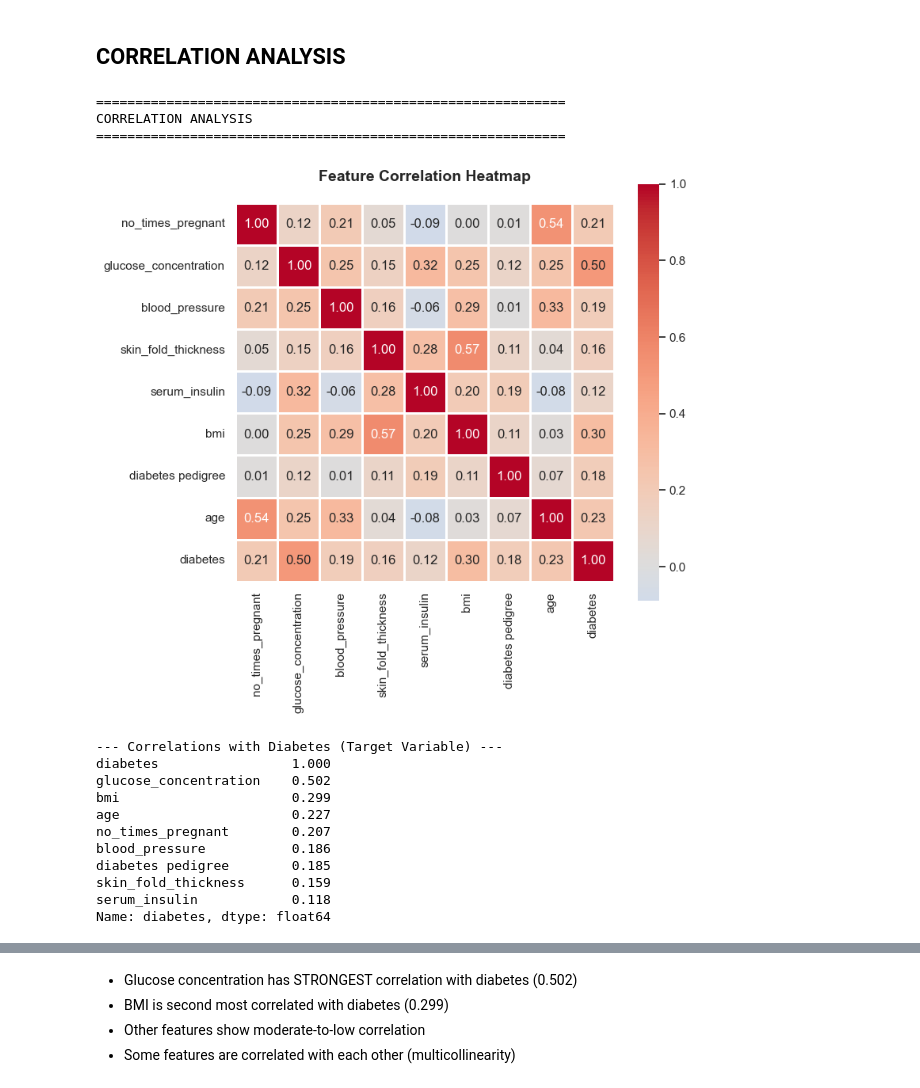
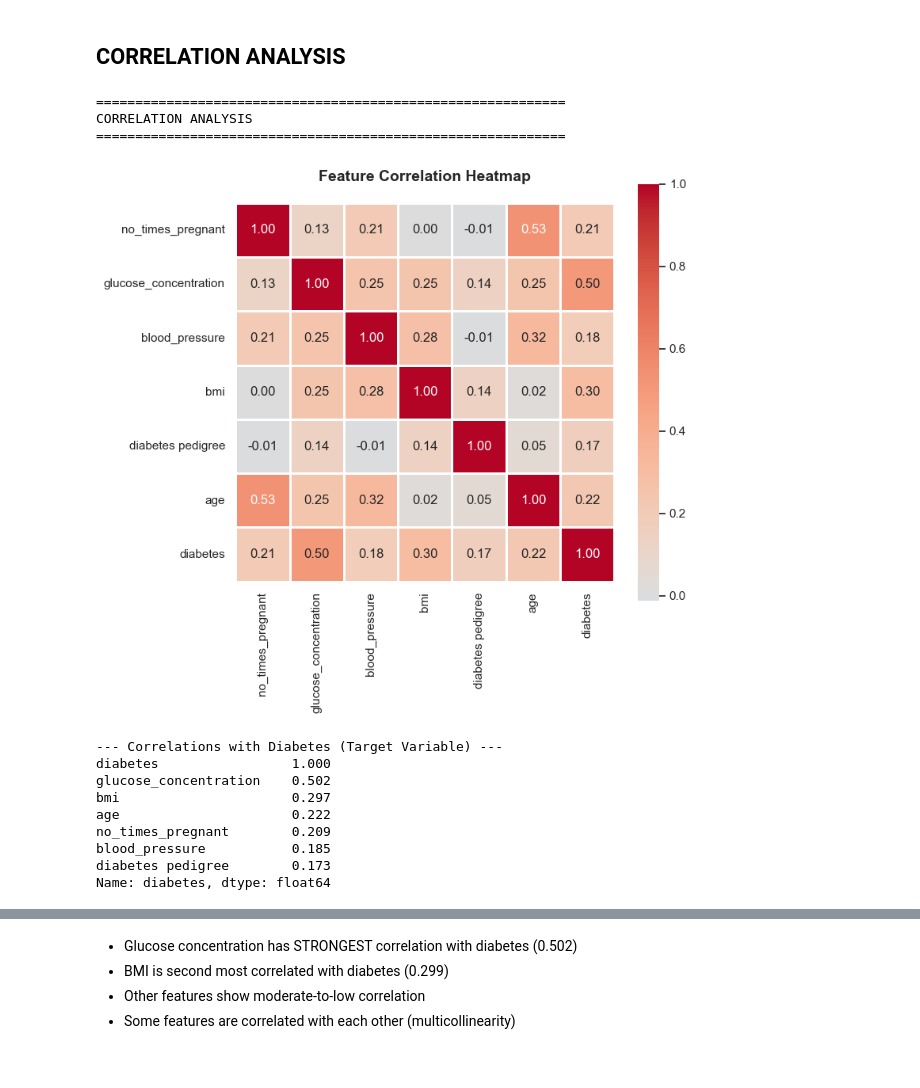
Before and after one commit to thomasong1/diabetes-prediction, a Jupyter notebook: PA1_Classification.ipynb, the cells around one changed output, grey strips where cells are left out. Saved outputs shown, nothing was run; the diff lists cells and outputs as text; code cells hidden in the pictures.

```diff
--- a/PA1_Classification.ipynb
+++ b/PA1_Classification.ipynb
@@ -571,26 +425,0 @@ for c in sorted_features:
-# %%
-### SAME ORDERING OF FEATURES BASED ON TRAIN OUTLIER COUNTS
-sorted_features = before_train_counts.sort_values(ascending=False).index.tolist()
-
-matplotlib.rcParams['figure.figsize'] = (8, 2.5)
-
-for c in sorted_features:
-    plt.figure()
-
-    ### BEFORE CAPPING
-    plt.subplot(1, 2, 1)
-    plt.boxplot(test_before_cap[c], vert=False)
-    plt.title(f'Test Before - {c}')
-
-    ### AFTER CAPPING
-    plt.subplot(1, 2, 2)
-    plt.boxplot(test[c], vert=False)
-    plt.title(f'Test After - {c}')
-
-    ### VERTICAL LINES TO INDICATE TRAIN'S LOWER/UPPER BOUNDS
-    lower, upper = bounds[c]
-    plt.axvline(lower, color="red", linestyle="--")
-    plt.axvline(upper, color="red", linestyle="--")
-
-    plt.tight_layout()
-    plt.show()
@@ -606,12 +495,18 @@ for c in sorted_features:
 # %%
-### LATEST CLEANED DATA
-train_clean = train.copy()
-test_clean = test.copy()
+train_clean = train_imp.copy()
+test_clean = test_imp.copy()
+feature_cols_clean = [c for c in train_clean.columns if c not in ['p_id', 'diabetes']]
+print(f"Feature Columns After Cleaning: {feature_cols_clean}\n")
+
+print_section('TRAIN_CLEAN')
+train_clean.info()
 display(train_clean.head())
+print_section('TEST_CLEAN')
+test_clean.info()
 display(test_clean.head())
 
 print('''
-\n✅ DATA CLEANING COMPLETED!\n
+✅ DATA CLEANING COMPLETED!
 - TRAIN DATASET IS READY FOR EDA.
 - TEST DATASET IS READY FOR FEATURE ENGINEERING.
 ''')
@@ -804,7 +733,7 @@ FEATURE DISTRIBUTIONS BY DIABETES
 print_section('CORRELATION ANALYSIS')
 
 ### CALCULATE CORRELATION MATRIX
-corr_matrix = train_clean[feature_cols + ['diabetes']].corr()
+corr_matrix = train_clean[feature_cols_clean + ['diabetes']].corr()
 
 ### PLOT CORRELATION HEATMAP
 plt.figure(figsize=(8, 8))
@@ -812,42 +741,40 @@ sns.heatmap(corr_matrix, annot=True, fmt='.2f', cmap='coolwarm',
             center=0, square=True, linewidths=1, cbar_kws={"shrink": 0.8})
 plt.title('Feature Correlation Heatmap', fontsize=14, fontweight='bold', pad=20)
 plt.tight_layout()
 plt.show()
 
 ### SHOW CORRELATIONS WITH TARGET
 print('\n--- Correlations with Diabetes (Target Variable) ---')
 diabetes_corr = corr_matrix['diabetes'].sort_values(ascending=False).round(3)
 print(diabetes_corr)
 
 ### VISUALIZE CORRELATIONS WITH TARGET
 plt.figure(figsize=(8, 4))
 
 # Remove self-correlation (target-target)
 # Show the highest corr value at the top
 diabetes_corr_plot = diabetes_corr.drop('diabetes').sort_values()
 
 colorsCorr = ['#e74c3c' if x > 0 else '#3498db' for x in diabetes_corr_plot.values]
 diabetes_corr_plot.plot(kind='barh', color=colorsCorr)
 plt.title('Feature Correlations with Diabetes', fontsize=14, fontweight='bold')
 plt.xlabel('Correlation Coefficient', fontsize=12)
 plt.ylabel('Features', fontsize=12)
 plt.axvline(x=0, color='black', linestyle='--', linewidth=0.8)
 plt.grid(axis='x', alpha=0.3)
 plt.tight_layout()
 plt.show()
 # %% [output]
 ============================================================
 CORRELATION ANALYSIS
 ============================================================
-[figure, old version]
+[figure, new version]
 --- Correlations with Diabetes (Target Variable) ---
 diabetes                 1.000
 glucose_concentration    0.502
-bmi                      0.299
-age                      0.227
-no_times_pregnant        0.207
-blood_pressure           0.186
-diabetes pedigree        0.185
-skin_fold_thickness      0.159
-serum_insulin            0.118
+bmi                      0.297
+age                      0.222
+no_times_pregnant        0.209
+blood_pressure           0.185
+diabetes pedigree        0.173
 Name: diabetes, dtype: float64
```
Also changed, not shown: parts of 62 cells of this notebook, 1 other file.
